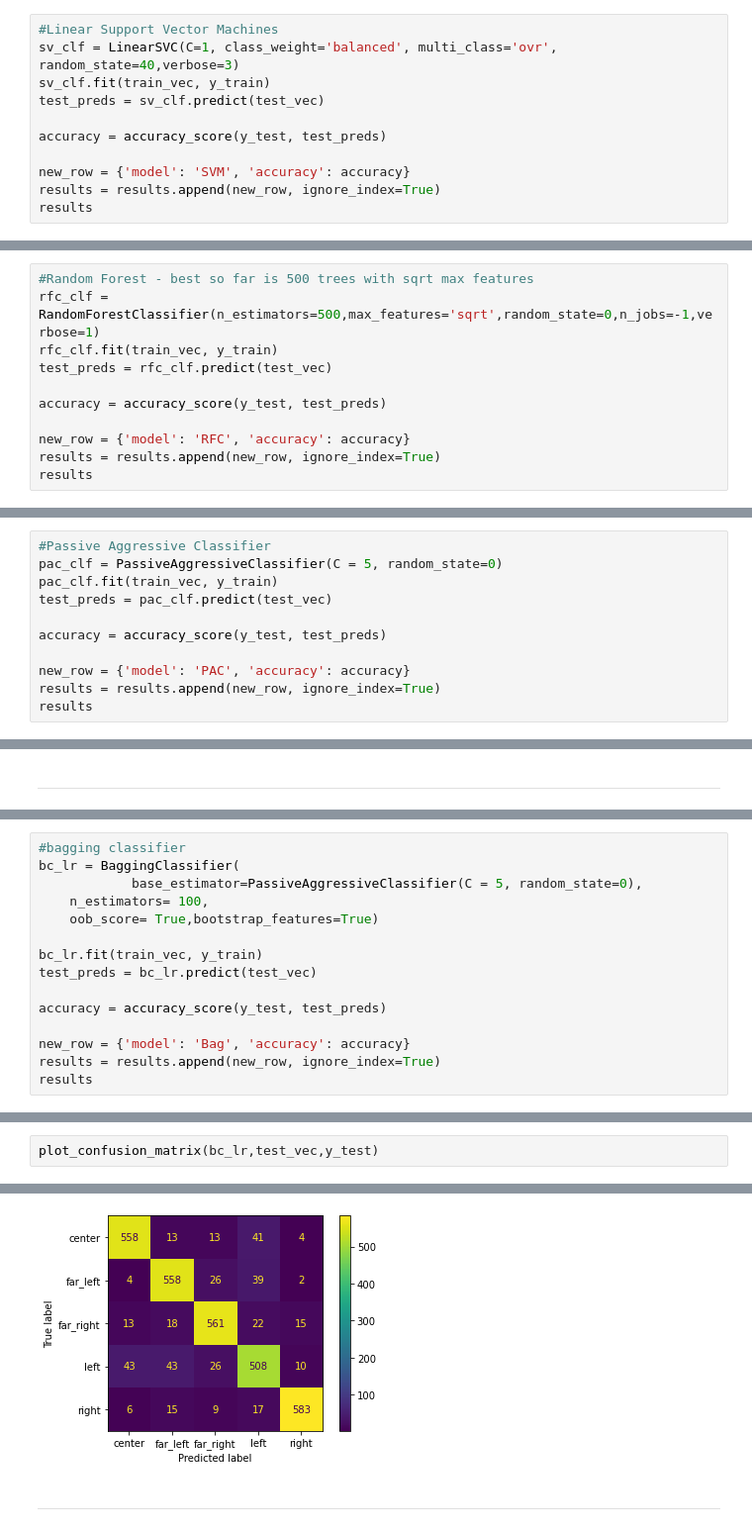
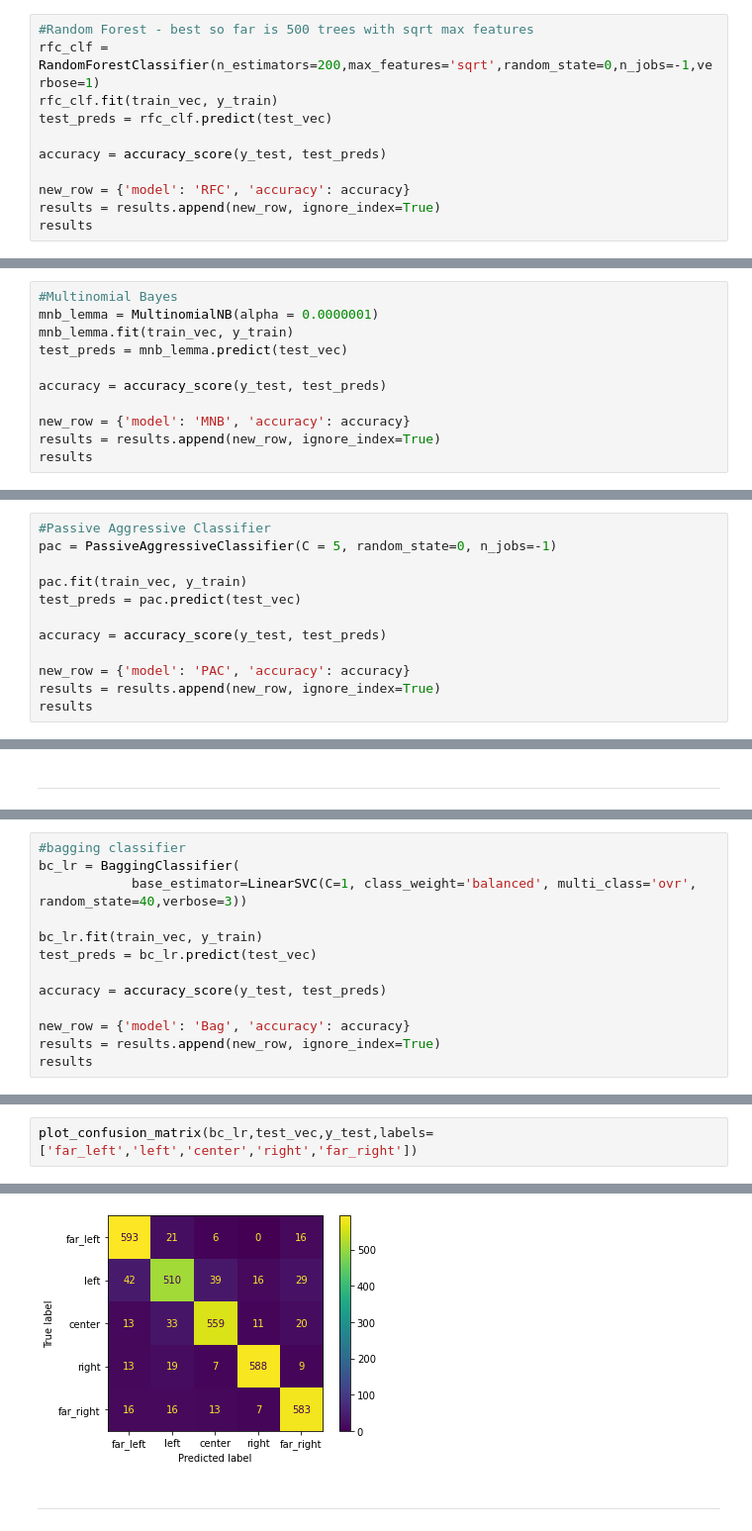
Before and after one commit to man-of-moose/web_articles_spin, a Jupyter notebook: newsapi_data_analysis.ipynb, the cells around one changed output, grey strips where cells are left out. Shown: that part at 99% size. Saved outputs shown, nothing was run; the diff lists cells and outputs as text.

```diff
--- a/newsapi_data_analysis.ipynb
+++ b/newsapi_data_analysis.ipynb
@@ -347,14 +340,14 @@ plot_confusion_matrix(logreg,test_vec,y_test)
 # %% [markdown]
 ------------
 # %%
-#Linear Support Vector Machines
-sv_clf = LinearSVC(C=1, class_weight='balanced', multi_class='ovr', random_state=40,verbose=3)
-sv_clf.fit(train_vec, y_train)
-test_preds = sv_clf.predict(test_vec)
+#Random Forest - best so far is 500 trees with sqrt max features
+rfc_clf = RandomForestClassifier(n_estimators=200,max_features='sqrt',random_state=0,n_jobs=-1,verbose=1)
+rfc_clf.fit(train_vec, y_train)
+test_preds = rfc_clf.predict(test_vec)
 
 accuracy = accuracy_score(y_test, test_preds)
 
-new_row = {'model': 'SVM', 'accuracy': accuracy}
+new_row = {'model': 'RFC', 'accuracy': accuracy}
 results = results.append(new_row, ignore_index=True)
 results
 # %% [output]
@@ -370,14 +375,14 @@ plot_confusion_matrix(sv_clf,test_vec,y_test)
 # %% [markdown]
 ------------
 # %%
-#Random Forest - best so far is 500 trees with sqrt max features
-rfc_clf = RandomForestClassifier(n_estimators=500,max_features='sqrt',random_state=0,n_jobs=-1,verbose=1)
-rfc_clf.fit(train_vec, y_train)
-test_preds = rfc_clf.predict(test_vec)
+#Multinomial Bayes
+mnb_lemma = MultinomialNB(alpha = 0.0000001)
+mnb_lemma.fit(train_vec, y_train)
+test_preds = mnb_lemma.predict(test_vec)
 
 accuracy = accuracy_score(y_test, test_preds)
 
-new_row = {'model': 'RFC', 'accuracy': accuracy}
+new_row = {'model': 'MNB', 'accuracy': accuracy}
 results = results.append(new_row, ignore_index=True)
 results
 # %% [output]
@@ -433,9 +400,10 @@ plot_confusion_matrix(mnb_lemma,test_vec,y_test)
 ----------
 # %%
 #Passive Aggressive Classifier
-pac_clf = PassiveAggressiveClassifier(C = 5, random_state=0)
-pac_clf.fit(train_vec, y_train)
-test_preds = pac_clf.predict(test_vec)
+pac = PassiveAggressiveClassifier(C = 5, random_state=0, n_jobs=-1)
+
+pac.fit(train_vec, y_train)
+test_preds = pac.predict(test_vec)
 
 accuracy = accuracy_score(y_test, test_preds)
 
@@ -464,9 +427,7 @@ from sklearn.linear_model import LogisticRegression
 # %%
 #bagging classifier
 bc_lr = BaggingClassifier(
-            base_estimator=PassiveAggressiveClassifier(C = 5, random_state=0),
-    n_estimators= 100,
-    oob_score= True,bootstrap_features=True)
+            base_estimator=LinearSVC(C=1, class_weight='balanced', multi_class='ovr', random_state=40,verbose=3))
 
 bc_lr.fit(train_vec, y_train)
 test_preds = bc_lr.predict(test_vec)
@@ -487,8 +449,8 @@ results
 # %%
-plot_confusion_matrix(bc_lr,test_vec,y_test)
+plot_confusion_matrix(bc_lr,test_vec,y_test,labels=['far_left','left','center','right','far_right'])
 # %% [output]
 <sklearn.metrics._plot.confusion_matrix.ConfusionMatrixDisplay at 0x...>
-[figure, old version]
+[figure, new version]
 # %% [markdown]
 -----
 # %%
```
Also changed, not shown: parts of 61 cells of this notebook, 24 other files.
